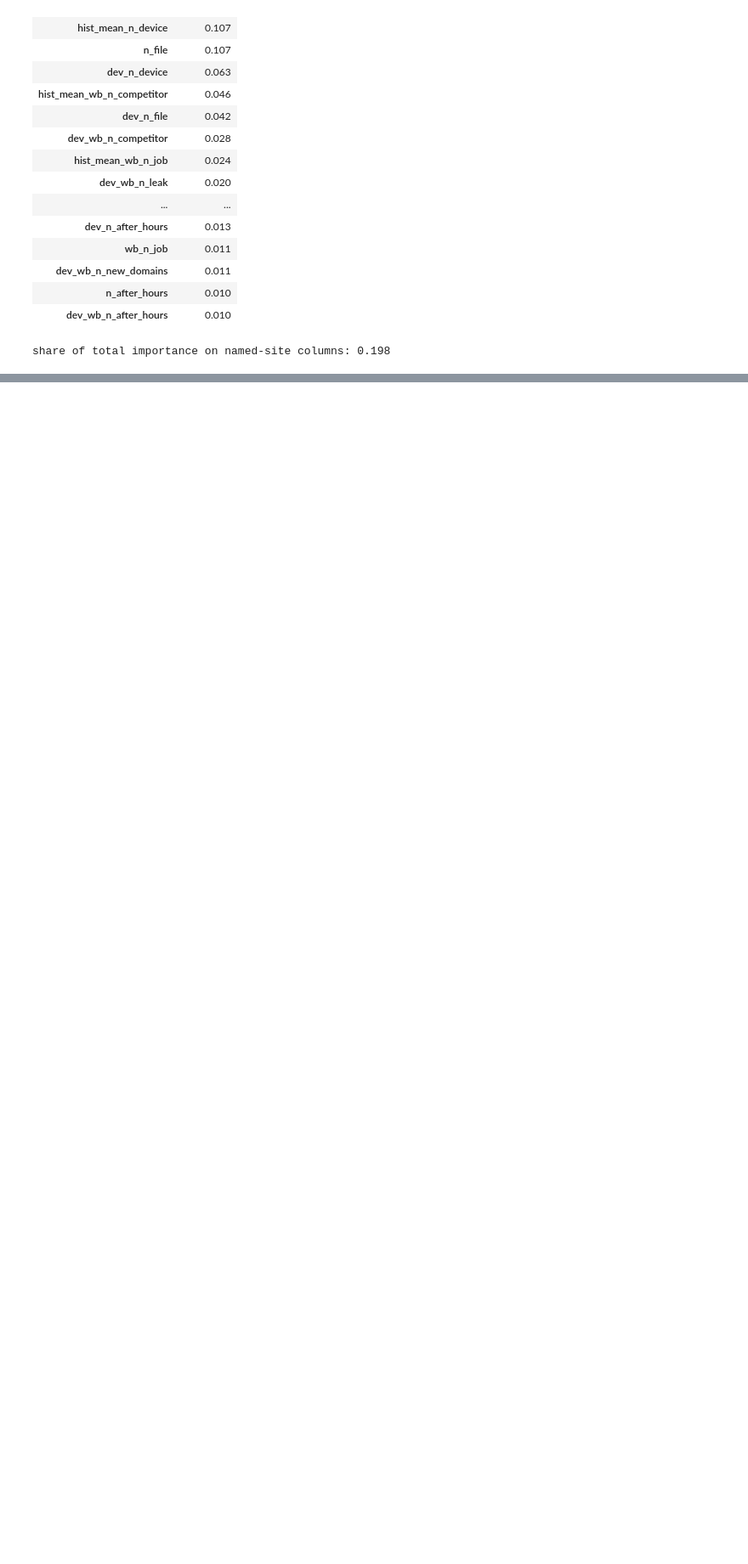
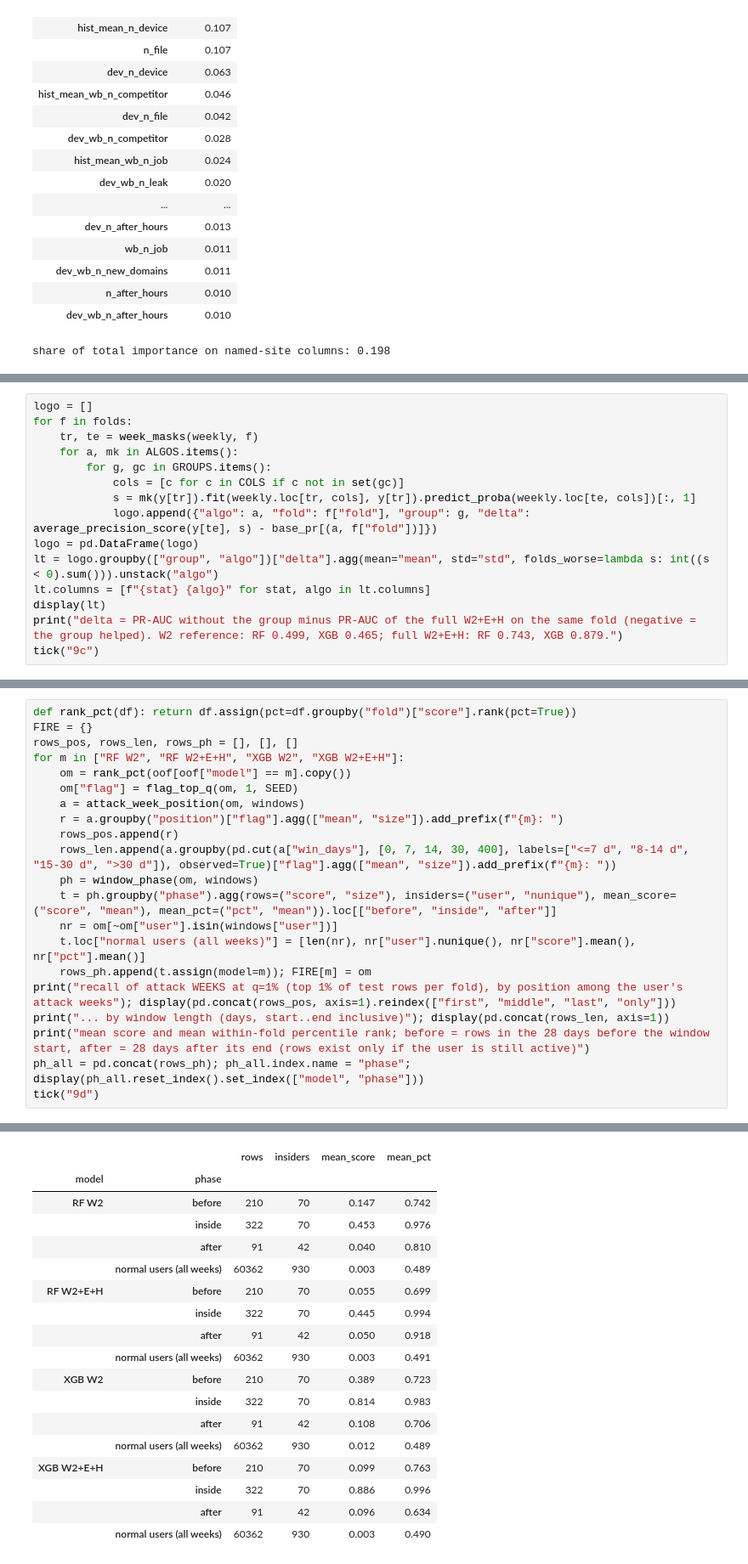
Before and after one commit to medrees-1000/insider-threat-gnn, a Jupyter notebook: notebooks/06_email_web_probe.ipynb, the cells around one changed output, grey strips where cells are left out. Shown at 85% size. Cells and saved outputs as stored; diff of their text form; blank space fills up the shorter version.

```diff
--- a/notebooks/06_email_web_probe.ipynb
+++ b/notebooks/06_email_web_probe.ipynb
@@ -357,0 +456,15 @@ share of total importance on named-site columns: 0.198
+# %%
+logo = []
+for f in folds:
+    tr, te = week_masks(weekly, f)
+    for a, mk in ALGOS.items():
+        for g, gc in GROUPS.items():
+            cols = [c for c in COLS if c not in set(gc)]
+            s = mk(y[tr]).fit(weekly.loc[tr, cols], y[tr]).predict_proba(weekly.loc[te, cols])[:, 1]
+            logo.append({"algo": a, "fold": f["fold"], "group": g, "delta": average_precision_score(y[te], s) - base_pr[(a, f["fold"])]})
+logo = pd.DataFrame(logo)
+lt = logo.groupby(["group", "algo"])["delta"].agg(mean="mean", std="std", folds_worse=lambda s: int((s < 0).sum())).unstack("algo")
+lt.columns = [f"{stat} {algo}" for stat, algo in lt.columns]
+display(lt)
+print("delta = PR-AUC without the group minus PR-AUC of the full W2+E+H on the same fold (negative = the group helped). W2 reference: RF 0.499, XGB 0.465; full W2+E+H: RF 0.743, XGB 0.879.")
+tick("9c")
@@ -357,0 +486,22 @@ share of total importance on named-site columns: 0.198
+# %%
+def rank_pct(df): return df.assign(pct=df.groupby("fold")["score"].rank(pct=True))
+FIRE = {}
+rows_pos, rows_len, rows_ph = [], [], []
+for m in ["RF W2", "RF W2+E+H", "XGB W2", "XGB W2+E+H"]:
+    om = rank_pct(oof[oof["model"] == m].copy())
+    om["flag"] = flag_top_q(om, 1, SEED)
+    a = attack_week_position(om, windows)
+    r = a.groupby("position")["flag"].agg(["mean", "size"]).add_prefix(f"{m}: ")
+    rows_pos.append(r)
+    rows_len.append(a.groupby(pd.cut(a["win_days"], [0, 7, 14, 30, 400], labels=["<=7 d", "8-14 d", "15-30 d", ">30 d"]), observed=True)["flag"].agg(["mean", "size"]).add_prefix(f"{m}: "))
+    ph = window_phase(om, windows)
+    t = ph.groupby("phase").agg(rows=("score", "size"), insiders=("user", "nunique"), mean_score=("score", "mean"), mean_pct=("pct", "mean")).loc[["before", "inside", "after"]]
+    nr = om[~om["user"].isin(windows["user"])]
+    t.loc["normal users (all weeks)"] = [len(nr), nr["user"].nunique(), nr["score"].mean(), nr["pct"].mean()]
+    rows_ph.append(t.assign(model=m)); FIRE[m] = om
+print("recall of attack WEEKS at q=1% (top 1% of test rows per fold), by position among the user's attack weeks"); display(pd.concat(rows_pos, axis=1).reindex(["first", "middle", "last", "only"]))
+print("... by window length (days, start..end inclusive)"); display(pd.concat(rows_len, axis=1))
+print("mean score and mean within-fold percentile rank; before = rows in the 28 days before the window start, after = 28 days after its end (rows exist only if the user is still active)")
+ph_all = pd.concat(rows_ph); ph_all.index.name = "phase"; display(ph_all.reset_index().set_index(["model", "phase"]))
+tick("9d")
+# %% [output]
@@ -357,0 +522,18 @@ share of total importance on named-site columns: 0.198
+|  |  | rows | insiders | mean_score | mean_pct |
+| model | phase |  |  |  |  |
+| RF W2 | before | 210 | 70 | 0.147 | 0.742 |
+|  | inside | 322 | 70 | 0.453 | 0.976 |
+|  | after | 91 | 42 | 0.040 | 0.810 |
+|  | normal users (all weeks) | 60362 | 930 | 0.003 | 0.489 |
+| RF W2+E+H | before | 210 | 70 | 0.055 | 0.699 |
+|  | inside | 322 | 70 | 0.445 | 0.994 |
+|  | after | 91 | 42 | 0.050 | 0.918 |
+|  | normal users (all weeks) | 60362 | 930 | 0.003 | 0.491 |
+| XGB W2 | before | 210 | 70 | 0.389 | 0.723 |
+|  | inside | 322 | 70 | 0.814 | 0.983 |
+|  | after | 91 | 42 | 0.108 | 0.706 |
+|  | normal users (all weeks) | 60362 | 930 | 0.012 | 0.489 |
+| XGB W2+E+H | before | 210 | 70 | 0.099 | 0.763 |
+|  | inside | 322 | 70 | 0.886 | 0.996 |
+|  | after | 91 | 42 | 0.096 | 0.634 |
+|  | normal users (all weeks) | 60362 | 930 | 0.003 | 0.490 |
```
Also changed, not shown: parts of 24 cells of this notebook, 4 other files.
